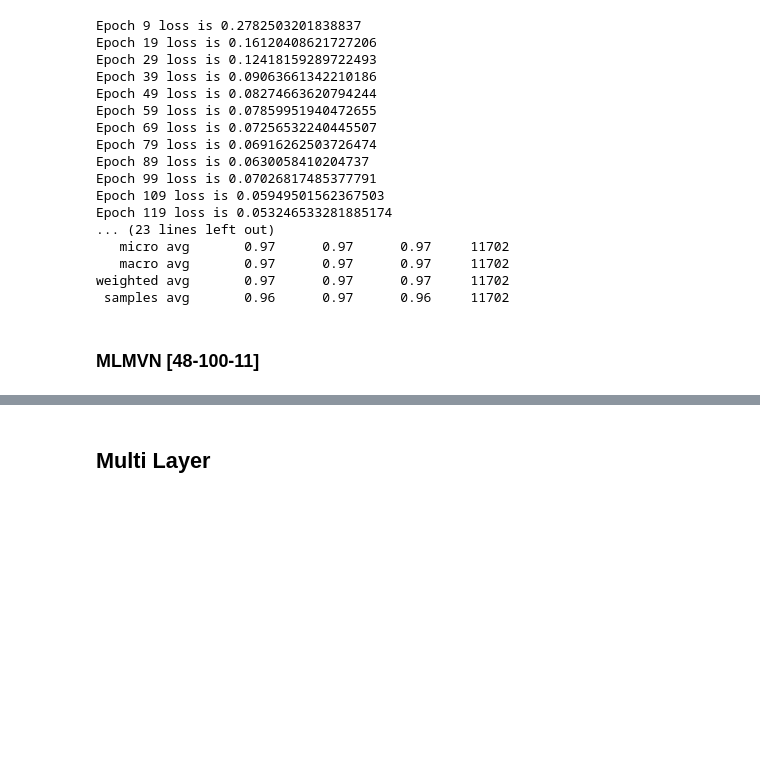
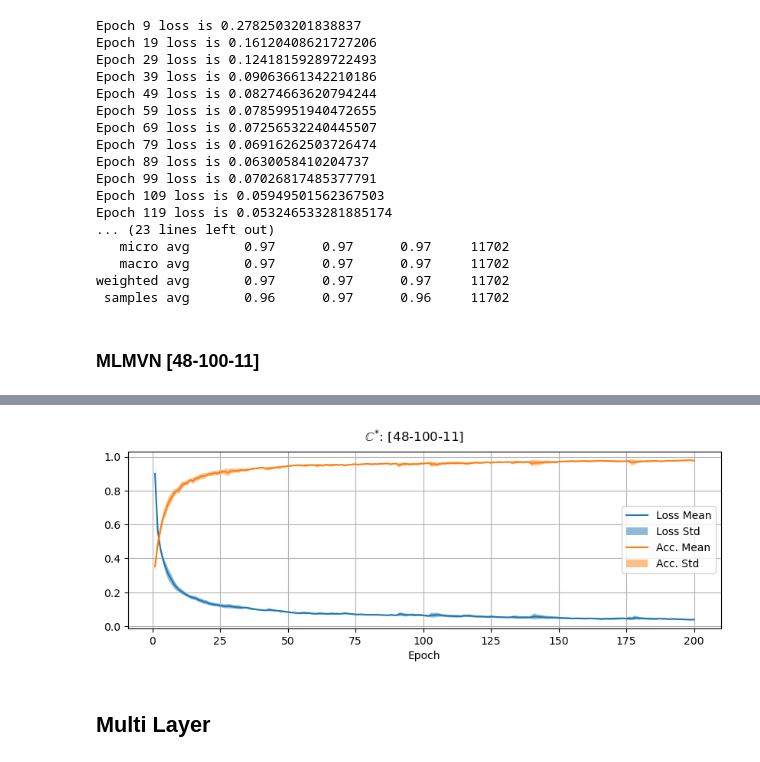
Before and after one commit to antonpf/mlmvn, a Jupyter notebook: _proc/examples/autass/06b_autass_multiple_run_angle_clip_pa_loss.ipynb, the cells around one changed output, grey strips where cells are left out. Saved outputs shown, nothing was run; the diff lists cells and outputs as text; code cells hidden in the pictures; blank space fills up the shorter version.

```diff
--- a/_proc/examples/autass/06b_autass_multiple_run_angle_clip_pa_loss.ipynb
+++ b/_proc/examples/autass/06b_autass_multiple_run_angle_clip_pa_loss.ipynb
@@ -1145,7 +1145,11 @@ ClearML results page: http://194.94.231.172:8080/projects/cdefd6ee85454e49be0196
  'loss': 'ComplexMSE_adjusted_error',
  'clip_angle_value': 1000000}
 # %%
-sss = StratifiedShuffleSplit(n_splits=5, test_size=0.2, random_state=42)
+sss = StratifiedShuffleSplit(
+    n_splits=5,
+    test_size=0.2,
+    random_state=42,
+)
 list_losses = []
 list_scores = []
 list_acc = []
@@ -1327,6 +1331,15 @@ Epoch 119 loss is 0.05653083207399525
    macro avg       0.98      0.97      0.97     11702
 weighted avg       0.98      0.97      0.97     11702
  samples avg       0.96      0.97      0.97     11702
+# %%
+plot_loss_acc_list(
+    "$\mathbb{C}^{*}$: [48-100-11] ",
+    list_losses,
+    list_scores,
+    "mlmvn-mod-48-100-11.png",
+)
+# %% [output]
+[figure, added]
 # %%
 task.mark_completed()
 task.close()
```
Also changed, not shown: parts of 5 cells of this notebook, 12 other files.
